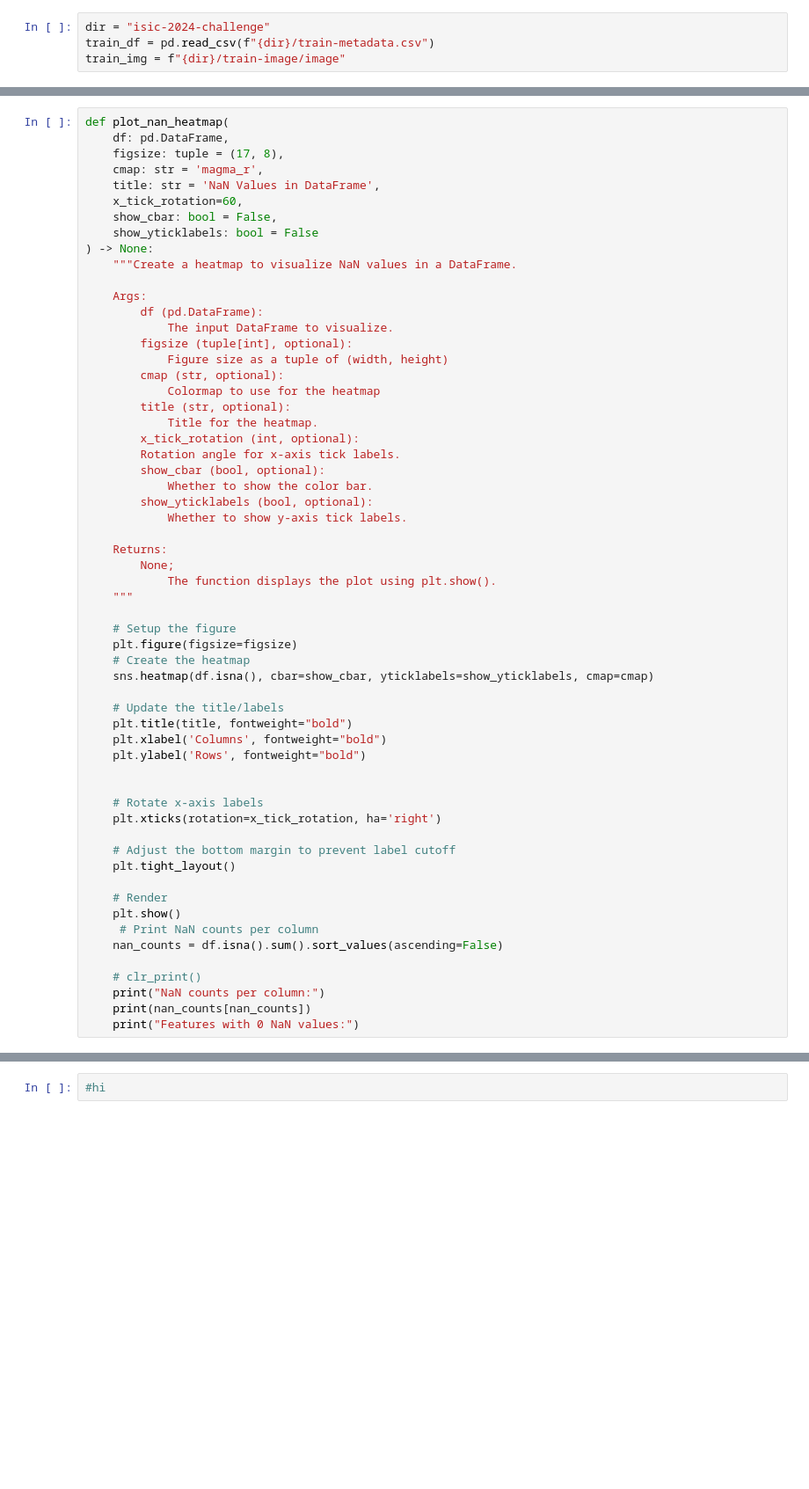
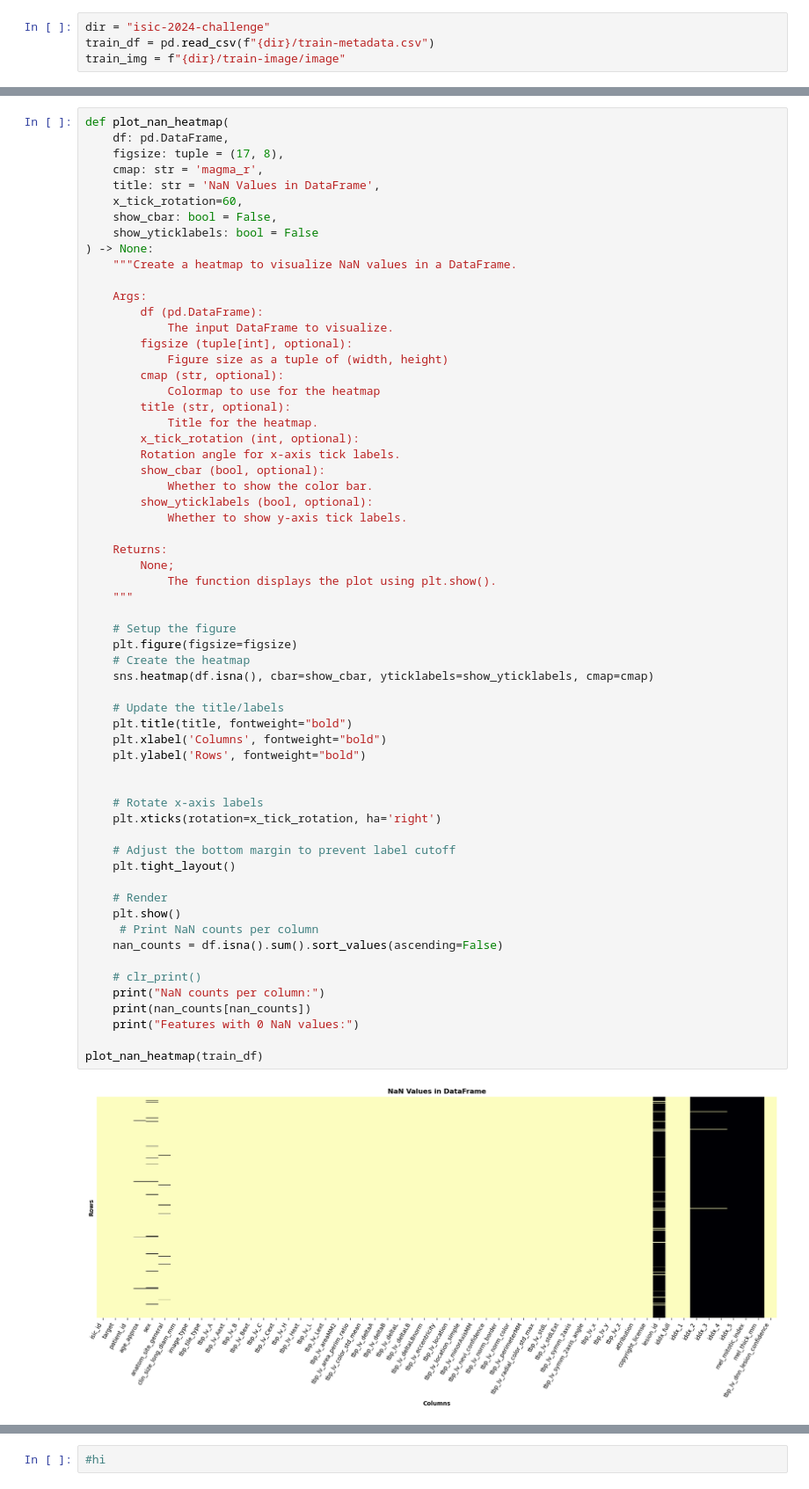
Before and after one commit to brayden-weimholt/malignant-lesion-detector--Datathon25, a Jupyter notebook: test.ipynb, the cells around one changed output, grey strips where cells are left out. Shown: that part at 88% size. Saved outputs shown, nothing was run; the diff lists cells and outputs as text; blank space fills up the shorter version.

```diff
--- a/test.ipynb
+++ b/test.ipynb
@@ -62,30 +62,33 @@ def plot_nan_heatmap(
             The function displays the plot using plt.show().
     """
 
     # Setup the figure
     plt.figure(figsize=figsize)
     # Create the heatmap
     sns.heatmap(df.isna(), cbar=show_cbar, yticklabels=show_yticklabels, cmap=cmap)
 
     # Update the title/labels
     plt.title(title, fontweight="bold")
     plt.xlabel('Columns', fontweight="bold")
     plt.ylabel('Rows', fontweight="bold")
 
 
     # Rotate x-axis labels
     plt.xticks(rotation=x_tick_rotation, ha='right')
 
     # Adjust the bottom margin to prevent label cutoff
     plt.tight_layout()
 
     # Render
     plt.show()
      # Print NaN counts per column
     nan_counts = df.isna().sum().sort_values(ascending=False)
 
     # clr_print()
     print("NaN counts per column:")
     print(nan_counts[nan_counts])
     print("Features with 0 NaN values:")
+
+plot_nan_heatmap(train_df)
 # %% [output]
+[figure, added]
```
Also changed, not shown: parts of 2 cells of this notebook.
